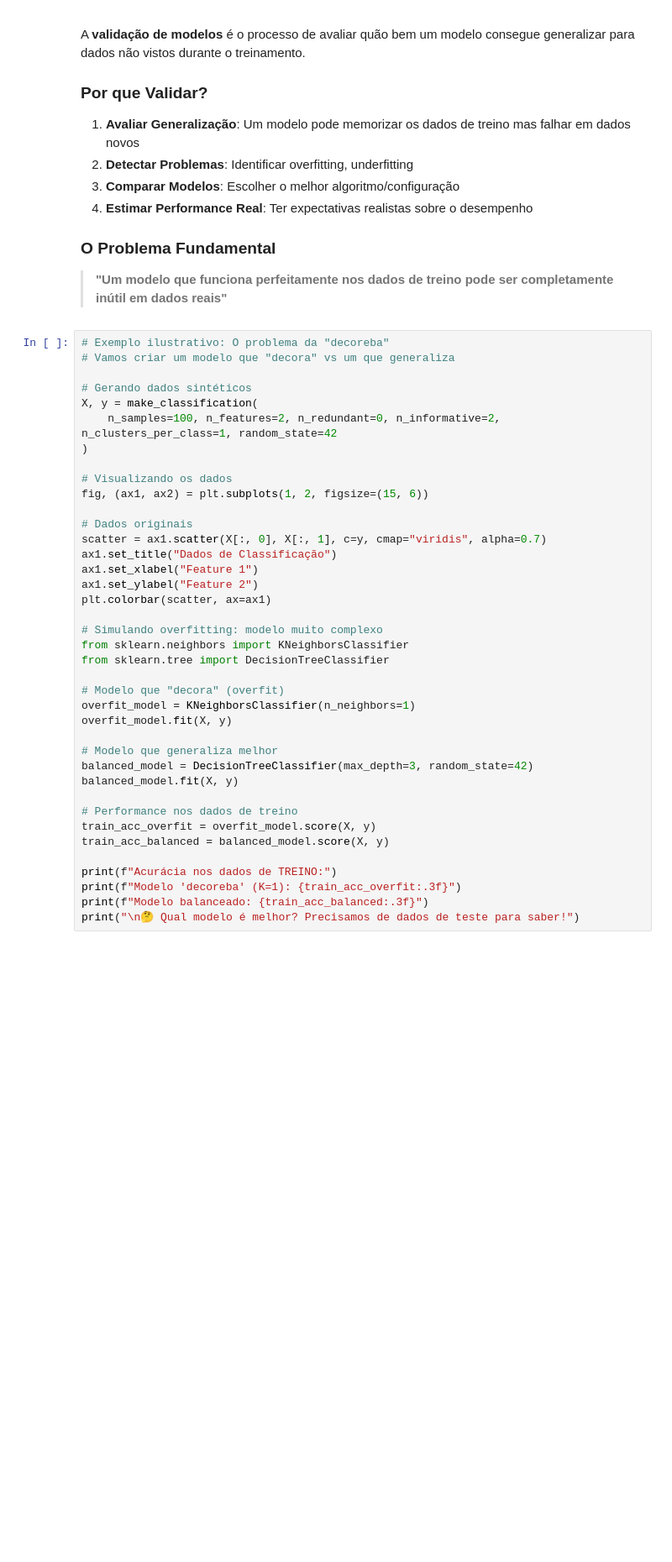
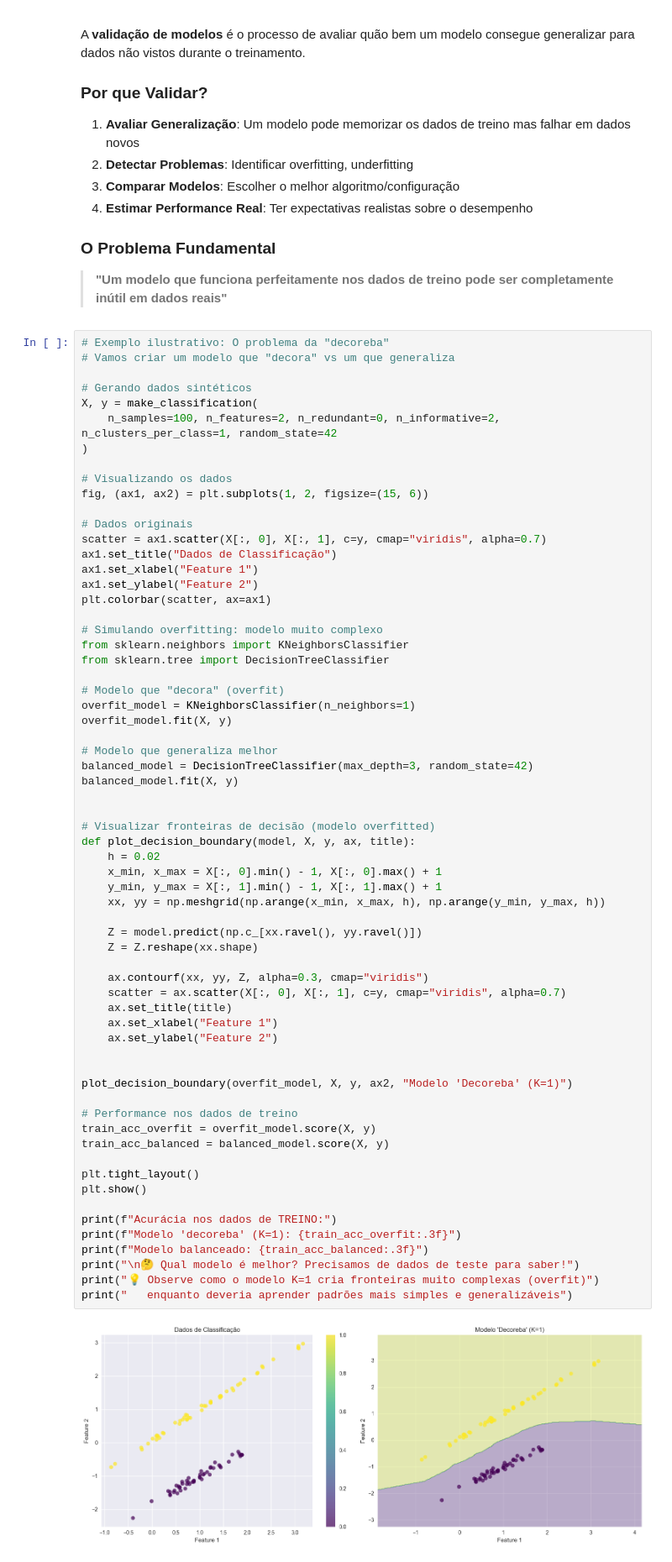
Before and after one commit to Wagner-V1eira/machine-learning-aulas, a Jupyter notebook: modules/03-validacao_otimizacao/lessons/01_intro_validacao.ipynb, the cells around one changed output. Shown: that part at 84% size. Drawn from its saved outputs; the diff is of its cells as text; blank space fills up the shorter version.

```diff
--- a/modules/03-validacao_otimizacao/lessons/01_intro_validacao.ipynb
+++ b/modules/03-validacao_otimizacao/lessons/01_intro_validacao.ipynb
@@ -62,33 +62,59 @@ X, y = make_classification(
 fig, (ax1, ax2) = plt.subplots(1, 2, figsize=(15, 6))
 
 # Dados originais
 scatter = ax1.scatter(X[:, 0], X[:, 1], c=y, cmap="viridis", alpha=0.7)
 ax1.set_title("Dados de Classificação")
 ax1.set_xlabel("Feature 1")
 ax1.set_ylabel("Feature 2")
 plt.colorbar(scatter, ax=ax1)
 
 # Simulando overfitting: modelo muito complexo
 from sklearn.neighbors import KNeighborsClassifier
 from sklearn.tree import DecisionTreeClassifier
 
 # Modelo que "decora" (overfit)
 overfit_model = KNeighborsClassifier(n_neighbors=1)
 overfit_model.fit(X, y)
 
 # Modelo que generaliza melhor
 balanced_model = DecisionTreeClassifier(max_depth=3, random_state=42)
 balanced_model.fit(X, y)
 
+
+# Visualizar fronteiras de decisão (modelo overfitted)
+def plot_decision_boundary(model, X, y, ax, title):
+    h = 0.02
+    x_min, x_max = X[:, 0].min() - 1, X[:, 0].max() + 1
+    y_min, y_max = X[:, 1].min() - 1, X[:, 1].max() + 1
+    xx, yy = np.meshgrid(np.arange(x_min, x_max, h), np.arange(y_min, y_max, h))
+
+    Z = model.predict(np.c_[xx.ravel(), yy.ravel()])
+    Z = Z.reshape(xx.shape)
+
+    ax.contourf(xx, yy, Z, alpha=0.3, cmap="viridis")
+    scatter = ax.scatter(X[:, 0], X[:, 1], c=y, cmap="viridis", alpha=0.7)
+    ax.set_title(title)
+    ax.set_xlabel("Feature 1")
+    ax.set_ylabel("Feature 2")
+
+
+plot_decision_boundary(overfit_model, X, y, ax2, "Modelo 'Decoreba' (K=1)")
+
 # Performance nos dados de treino
 train_acc_overfit = overfit_model.score(X, y)
 train_acc_balanced = balanced_model.score(X, y)
+
+plt.tight_layout()
+plt.show()
 
 print(f"Acurácia nos dados de TREINO:")
 print(f"Modelo 'decoreba' (K=1): {train_acc_overfit:.3f}")
 print(f"Modelo balanceado: {train_acc_balanced:.3f}")
 print("\n🤔 Qual modelo é melhor? Precisamos de dados de teste para saber!")
+print("💡 Observe como o modelo K=1 cria fronteiras muito complexas (overfit)")
+print("   enquanto deveria aprender padrões mais simples e generalizáveis")
 # %% [output]
+[figure, new version]
 Acurácia nos dados de TREINO:
 Modelo 'decoreba' (K=1): 1.000
 Modelo balanceado: 1.000
```
Also changed, not shown: parts of 4 cells of this notebook.
